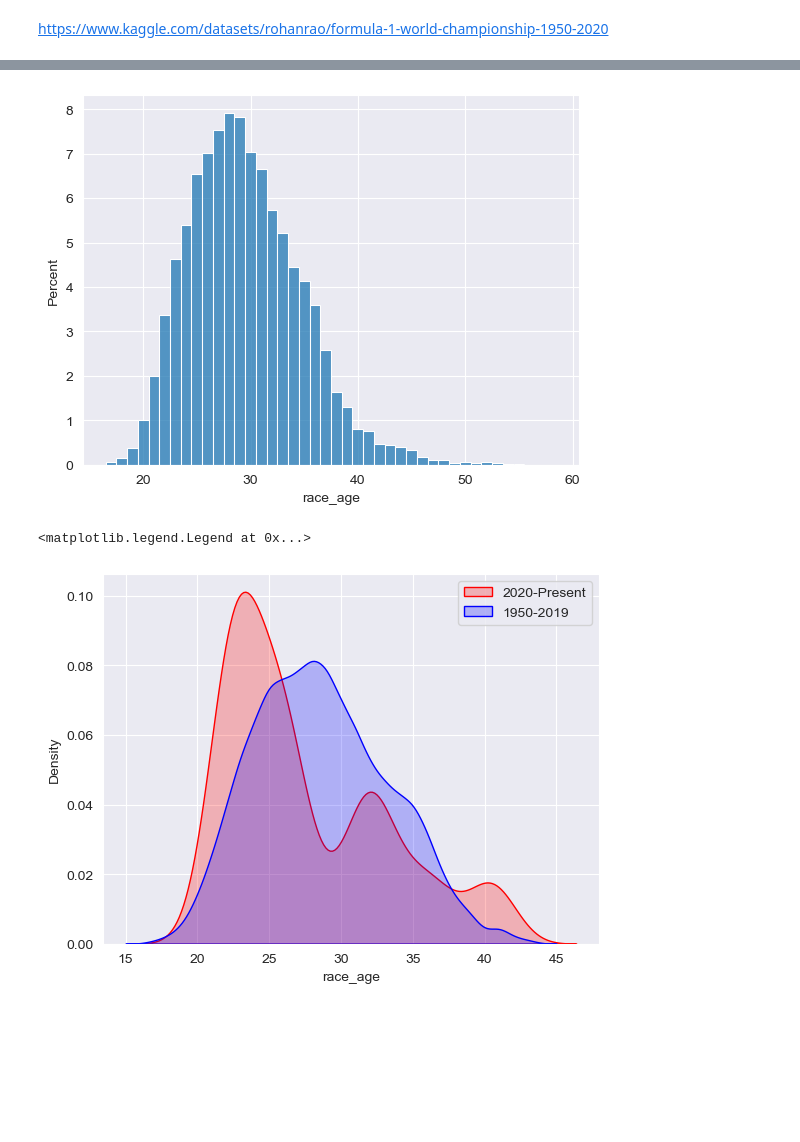
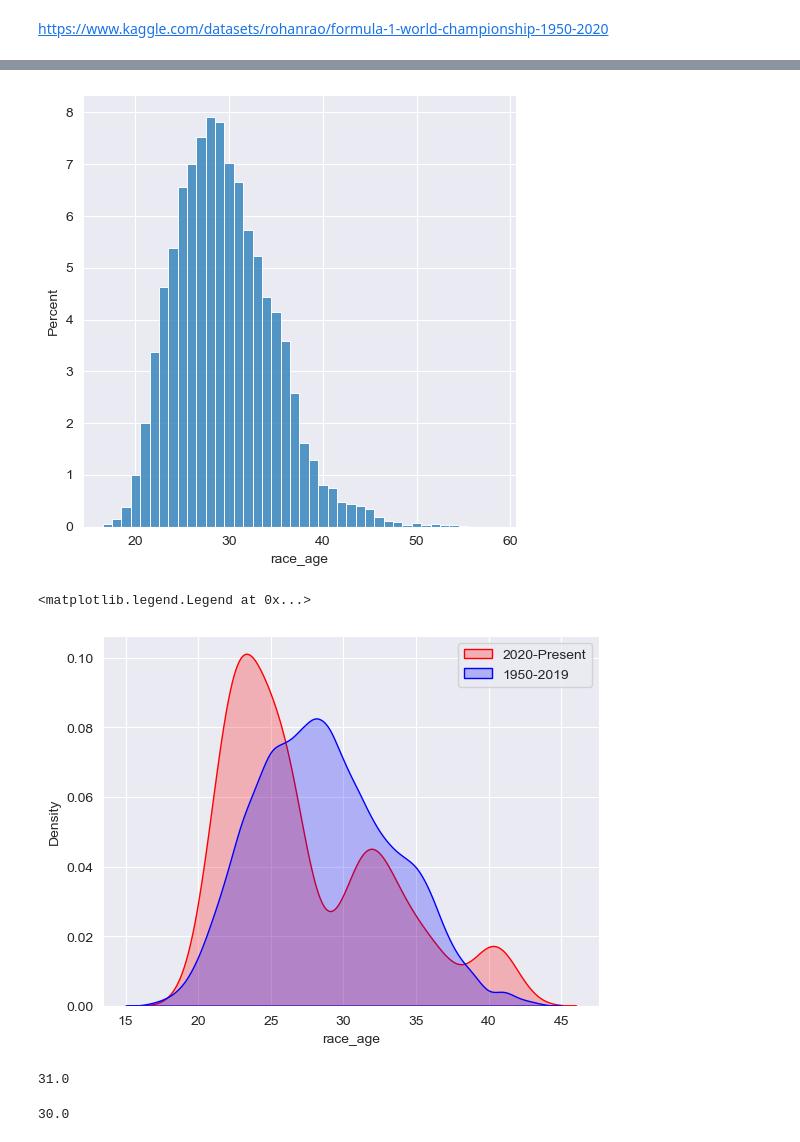
Before and after one commit to austin-mccollum/nycdsa_python_project, a Jupyter notebook: driver_age.ipynb, the cells around one changed output, grey strips where cells are left out. Cells and saved outputs as stored; diff of their text form; code cells hidden in the pictures; blank space fills up the shorter version.

```diff
--- a/driver_age.ipynb
+++ b/driver_age.ipynb
@@ -54,18 +55,26 @@ age_grid.map(sns.histplot, 'race_age', **{'stat':'percent', 'discrete':True, 'kd
 # %%
-race_age_distro = sns.histplot(age_distro, x='race_age', stat='percent', discrete=True)
+race_age_distro = sns.displot(age_distro, x='race_age', stat='percent', discrete=True)
 # %% [output]
-[figure, old version]
+[figure, new version]
 # %%
 win_distro = age_distro[age_distro.position != '\\N']
 win_distro = win_distro.astype({'position':'int'})
 win_distro = win_distro[win_distro.position <= 1]
 # %%
-year_threshold = 2021
+year_threshold = 2020
 sns.kdeplot(data=age_distro[age_distro.date.dt.year>=year_threshold], x='race_age', label ='2020-Present', color='red', fill=True)
 sns.kdeplot(data=age_distro[((age_distro.date.dt.year<year_threshold) & (age_distro.date.dt.year>1980))], x='race_age', label ='1950-2019', color='blue', fill=True)
 # sns.kdeplot(age_distro, x='race_age', stat='percent', discrete=True, label = 'Races', kde=True)
 plt.legend()
 # %% [output]
 <matplotlib.legend.Legend at 0x...>
-[figure, old version]
+[figure, new version]
+# %%
+win_distro[win_distro.date.dt.year<start_year]['race_age'].median()
+# %% [output]
+31.0
+# %%
+age_distro[age_distro.date.dt.year<start_year]['race_age'].median()
+# %% [output]
+30.0
 # %%
```
Also changed, not shown: parts of 3 cells of this notebook, 2 other files.
